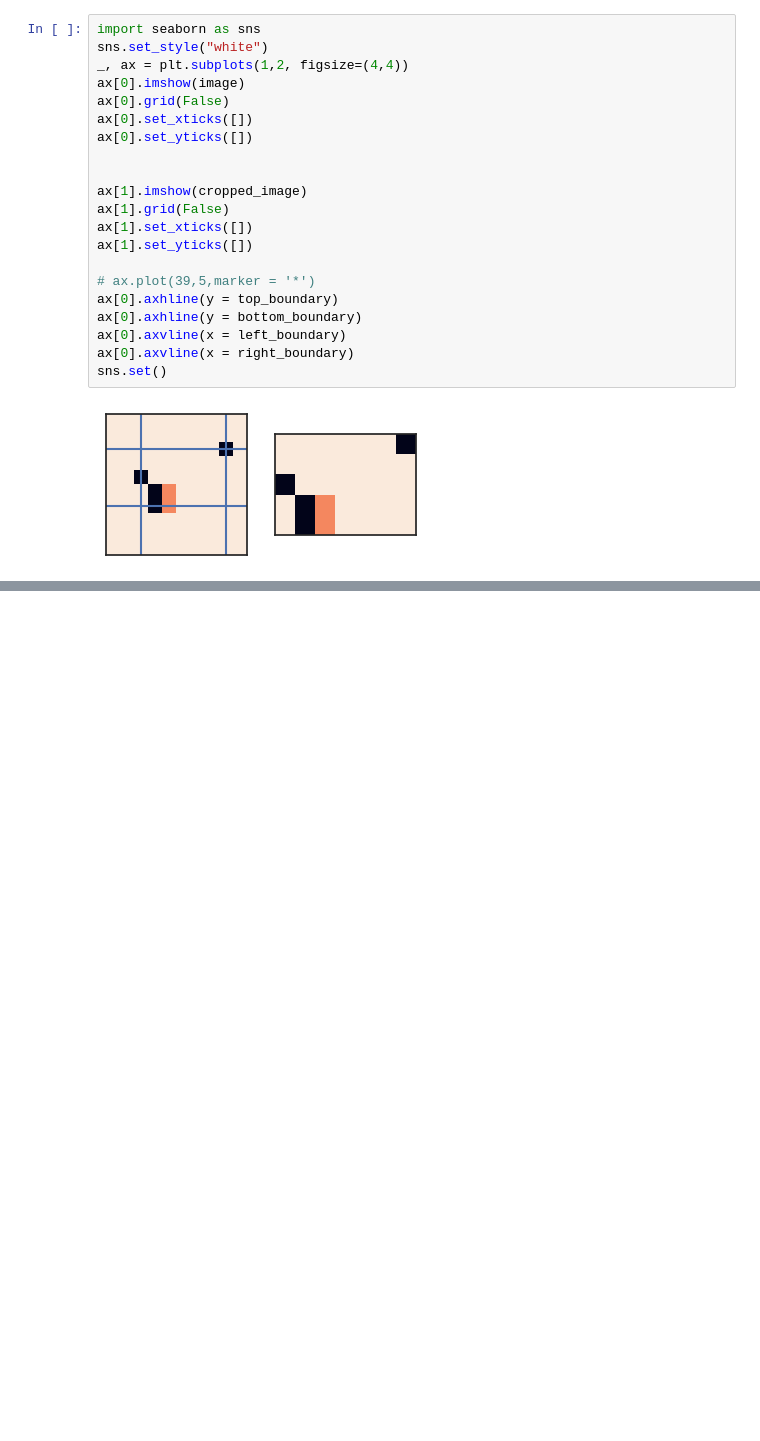
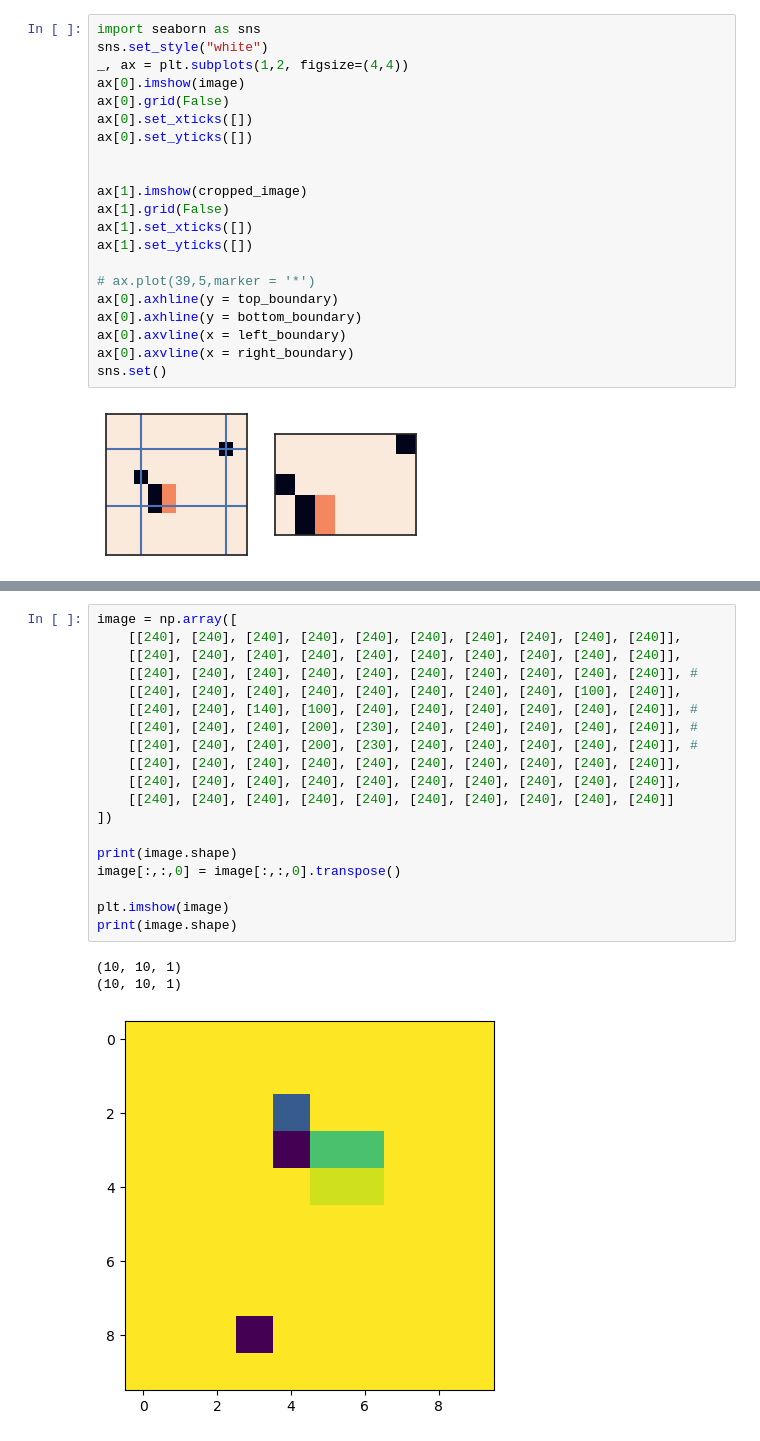
Before and after one commit to RamiroHR/Multimodal-Data-Product-Classification-Model, a Jupyter notebook: Tests_Simple_functions.ipynb, the cells around one changed output, grey strips where cells are left out. Cells and saved outputs as stored; diff of their text form; blank space fills up the shorter version.

```diff
--- a/Tests_Simple_functions.ipynb
+++ b/Tests_Simple_functions.ipynb
@@ -165,0 +304,23 @@ sns.set()
+# %%
+image = np.array([
+    [[240], [240], [240], [240], [240], [240], [240], [240], [240], [240]],
+    [[240], [240], [240], [240], [240], [240], [240], [240], [240], [240]],
+    [[240], [240], [240], [240], [240], [240], [240], [240], [240], [240]], #
+    [[240], [240], [240], [240], [240], [240], [240], [240], [100], [240]],
+    [[240], [240], [140], [100], [240], [240], [240], [240], [240], [240]], #
+    [[240], [240], [240], [200], [230], [240], [240], [240], [240], [240]], #
+    [[240], [240], [240], [200], [230], [240], [240], [240], [240], [240]], #
+    [[240], [240], [240], [240], [240], [240], [240], [240], [240], [240]],
+    [[240], [240], [240], [240], [240], [240], [240], [240], [240], [240]],
+    [[240], [240], [240], [240], [240], [240], [240], [240], [240], [240]]
+])
+
+print(image.shape)
+image[:,:,0] = image[:,:,0].transpose()
+
+plt.imshow(image)
+print(image.shape)
+# %% [output]
+(10, 10, 1)
+(10, 10, 1)
+[figure, added]
```
Also changed, not shown: parts of 16 cells of this notebook.
